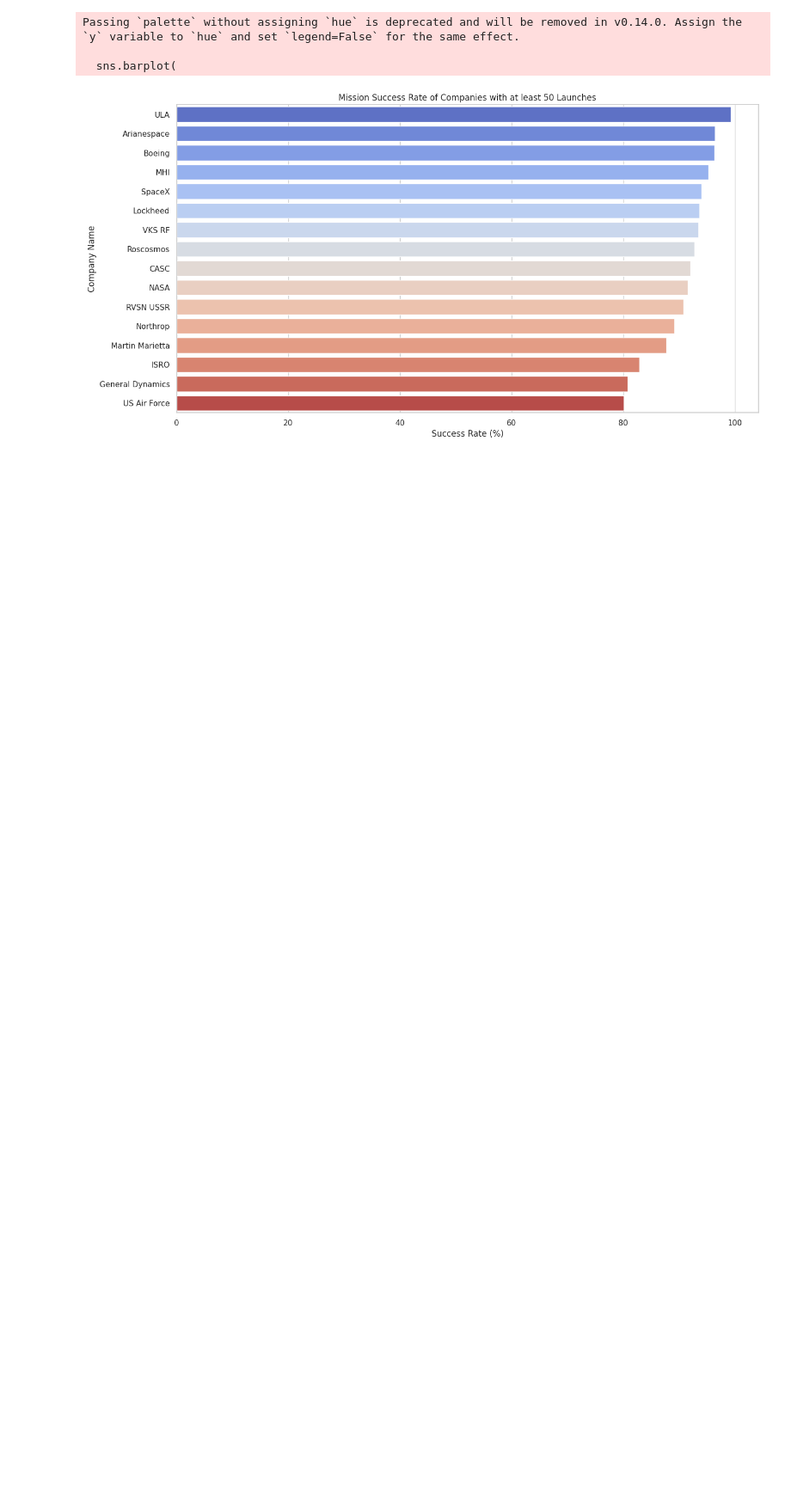
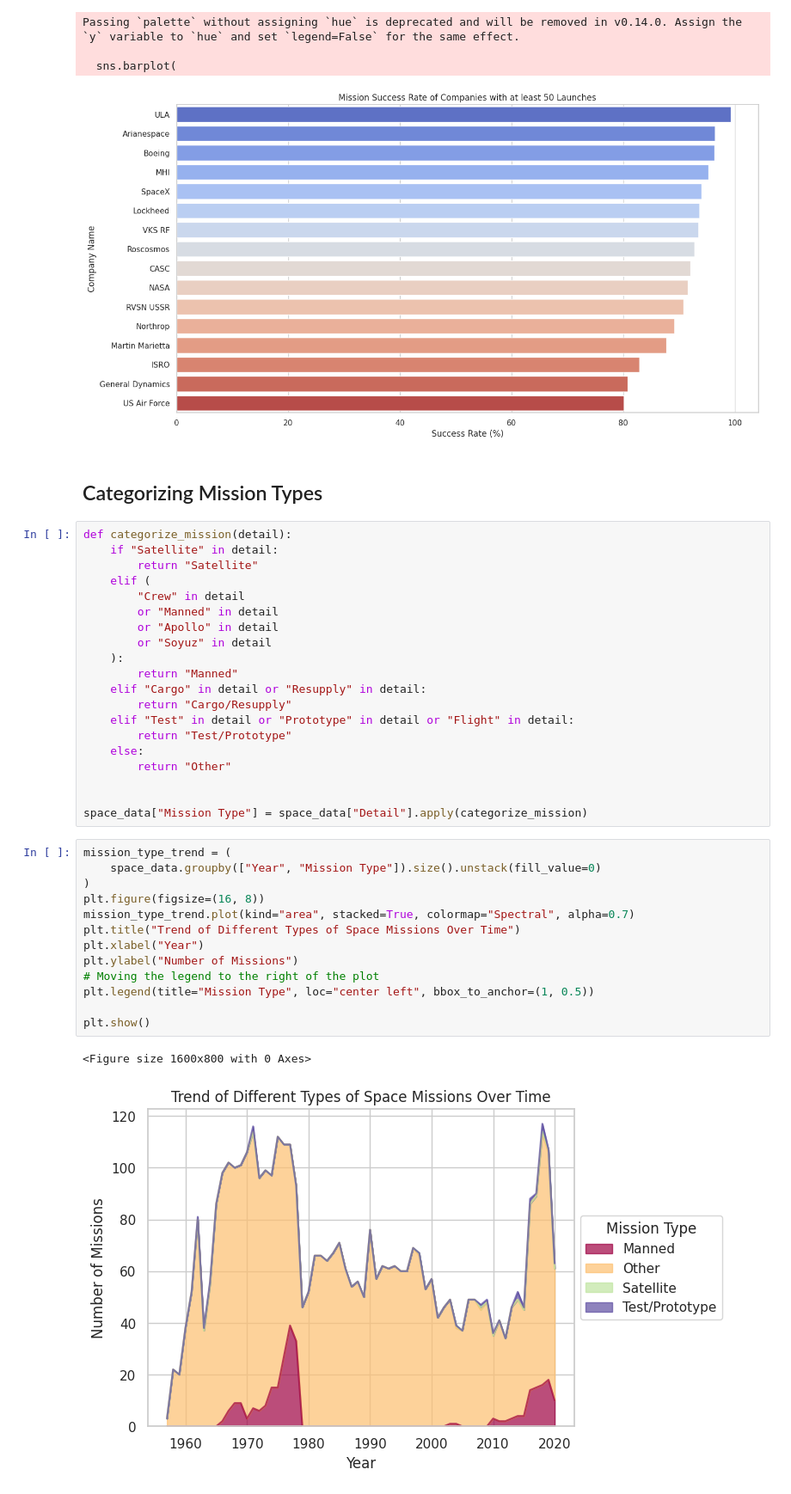
Before and after one commit to itsjordanmuller/2023-python-100-days, a Jupyter notebook: Day-099/Projects/space-race-data-analysis/space_race_data.ipynb, the cells around one changed output. Shown at 86% size. Saved outputs shown, nothing was run; the diff lists cells and outputs as text; blank space fills up the shorter version.

Commit message:
Plot trends of types of missions over time

```diff
--- a/Day-099/Projects/space-race-data-analysis/space_race_data.ipynb
+++ b/Day-099/Projects/space-race-data-analysis/space_race_data.ipynb
@@ -259,3 +259,41 @@ Passing `palette` without assigning `hue` is deprecated and will be removed in v
 
   sns.barplot(
 [figure]
+# %% [markdown]
+## Categorizing Mission Types
+# %%
+def categorize_mission(detail):
+    if "Satellite" in detail:
+        return "Satellite"
+    elif (
+        "Crew" in detail
+        or "Manned" in detail
+        or "Apollo" in detail
+        or "Soyuz" in detail
+    ):
+        return "Manned"
+    elif "Cargo" in detail or "Resupply" in detail:
+        return "Cargo/Resupply"
+    elif "Test" in detail or "Prototype" in detail or "Flight" in detail:
+        return "Test/Prototype"
+    else:
+        return "Other"
+
+
+space_data["Mission Type"] = space_data["Detail"].apply(categorize_mission)
+# %%
+mission_type_trend = (
+    space_data.groupby(["Year", "Mission Type"]).size().unstack(fill_value=0)
+)
+plt.figure(figsize=(16, 8))
+mission_type_trend.plot(kind="area", stacked=True, colormap="Spectral", alpha=0.7)
+plt.title("Trend of Different Types of Space Missions Over Time")
+plt.xlabel("Year")
+plt.ylabel("Number of Missions")
+# Moving the legend to the right of the plot
+plt.legend(title="Mission Type", loc="center left", bbox_to_anchor=(1, 0.5))
+
+plt.show()
+# %% [output]
+<Figure size 1600x800 with 0 Axes>
+[figure, added]
```
Also changed, not shown: parts of 1 cell of this notebook.
